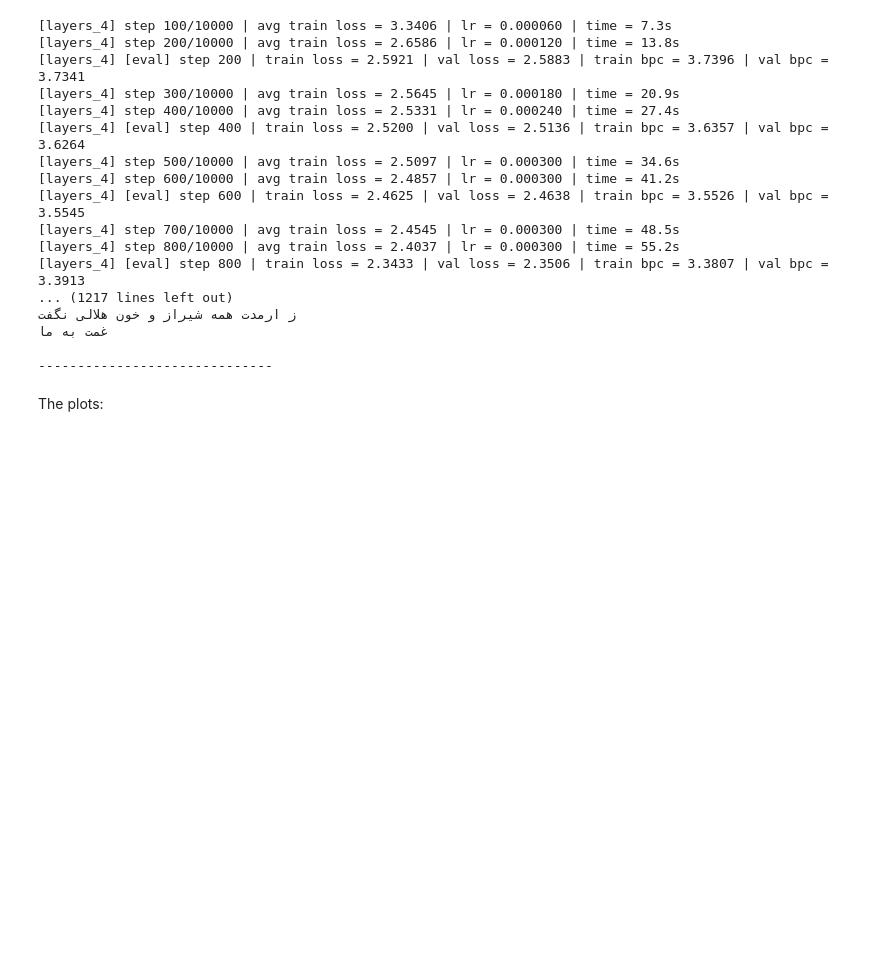
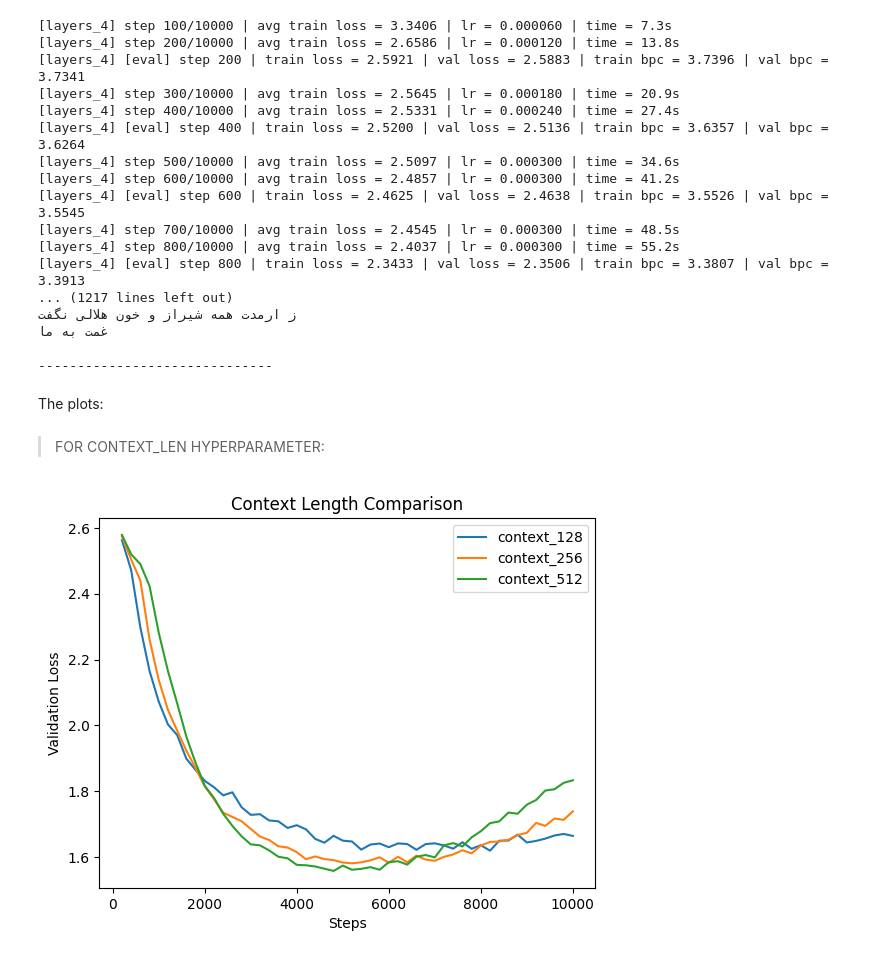
Before and after one commit to alakaramkesh/Character-Level-GPT, a Jupyter notebook: LLM_Poem_creation.ipynb, the cells around one changed output. Drawn from its saved outputs; the diff is of its cells as text; code cells hidden in the pictures; blank space fills up the shorter version.

Commit message:
Added methods for loading the data collected and plotting val loss

```diff
--- a/LLM_Poem_creation.ipynb
+++ b/LLM_Poem_creation.ipynb
@@ -683,3 +683,36 @@ for n_layers in [4, 6, 8]:
 ------------------------------
 # %% [markdown]
 The plots:
+# %%
+import matplotlib.pyplot as plt
+
+def load_history(exp_name): #loading the files for plotting
+    path = os.path.join(project_dir, "experiments", exp_name, "history.json")
+    with open(path, "r", encoding="utf-8") as f:
+        return json.load(f)
+
+def plot_experiments(exp_names, title):
+    plt.figure()
+
+    for exp in exp_names:
+        history = load_history(exp)
+        steps = [h["step"] for h in history]
+        val_loss = [h["val_loss"] for h in history]
+
+        plt.plot(steps, val_loss, label=exp)
+
+    plt.xlabel("Steps")
+    plt.ylabel("Validation Loss")
+    plt.title(title)
+    plt.legend()
+    plt.show()
+# %% [markdown]
+
+> FOR CONTEXT_LEN HYPERPARAMETER:
+# %%
+plot_experiments(
+    ["context_128", "context_256", "context_512"],
+    "Context Length Comparison"
+)
+# %% [output]
+[figure, added]
```
Also changed, not shown: parts of 2 cells of this notebook.
